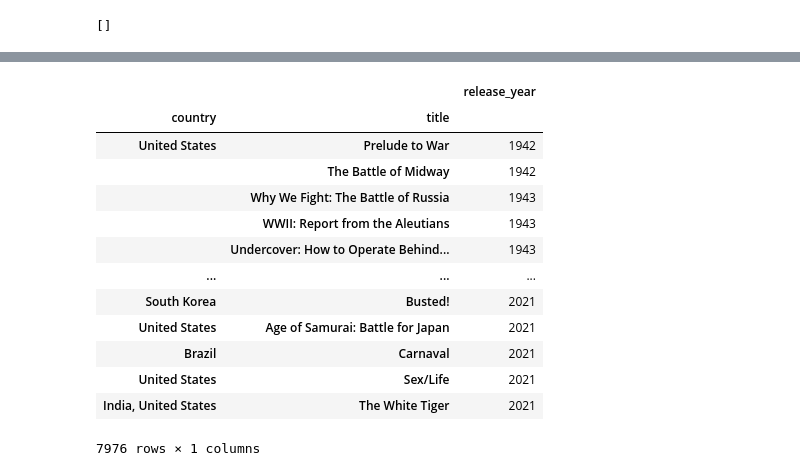
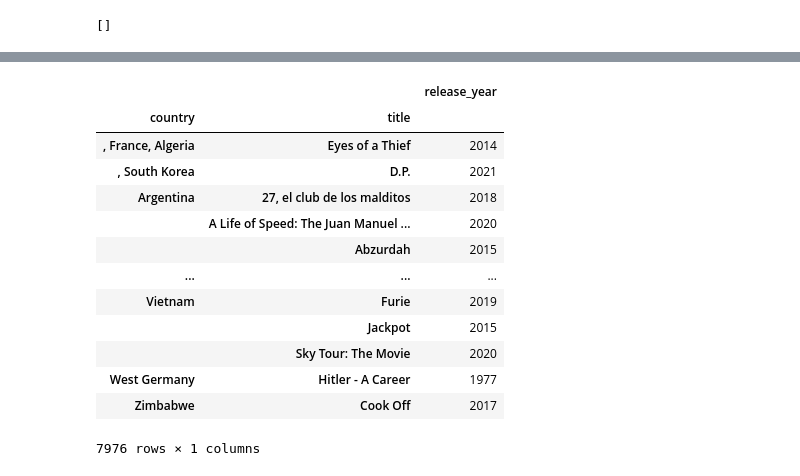
Before and after one commit to Tilana/datenjournalismus-in-python, a Jupyter notebook: workbook/aufgaben/uebungen6.ipynb, the cells around one changed output, grey strips where cells are left out. Drawn from its saved outputs; the diff is of its cells as text; code cells hidden in the pictures.

```diff
--- a/workbook/aufgaben/uebungen6.ipynb
+++ b/workbook/aufgaben/uebungen6.ipynb
@@ -199,17 +184,21 @@ data0
+# %%
+
+import pandas as pd
+data = pd.read_csv('data/netflix_titles.csv')
 # %%
-data.groupby(['country','title']).min('release_year').sort_values('release_year')
+data.groupby(['country', 'title']).max('release_year')
 # %% [output]
 |  |  | release_year |
 | country | title |  |
-| United States | Prelude to War | 1942 |
-|  | The Battle of Midway | 1942 |
-|  | Why We Fight: The Battle of Russia | 1943 |
-|  | WWII: Report from the Aleutians | 1943 |
-|  | Undercover: How to Operate Behind... | 1943 |
+| , France, Algeria | Eyes of a Thief | 2014 |
+| , South Korea | D.P. | 2021 |
+| Argentina | 27, el club de los malditos | 2018 |
+|  | A Life of Speed: The Juan Manuel ... | 2020 |
+|  | Abzurdah | 2015 |
 | ... | ... | ... |
-| South Korea | Busted! | 2021 |
-| United States | Age of Samurai: Battle for Japan | 2021 |
-| Brazil | Carnaval | 2021 |
-| United States | Sex/Life | 2021 |
-| India, United States | The White Tiger | 2021 |
+| Vietnam | Furie | 2019 |
+|  | Jackpot | 2015 |
+|  | Sky Tour: The Movie | 2020 |
+| West Germany | Hitler - A Career | 1977 |
+| Zimbabwe | Cook Off | 2017 |
 7976 rows × 1 columns
```
Also changed, not shown: parts of 1 cell of this notebook, 1 other file.
